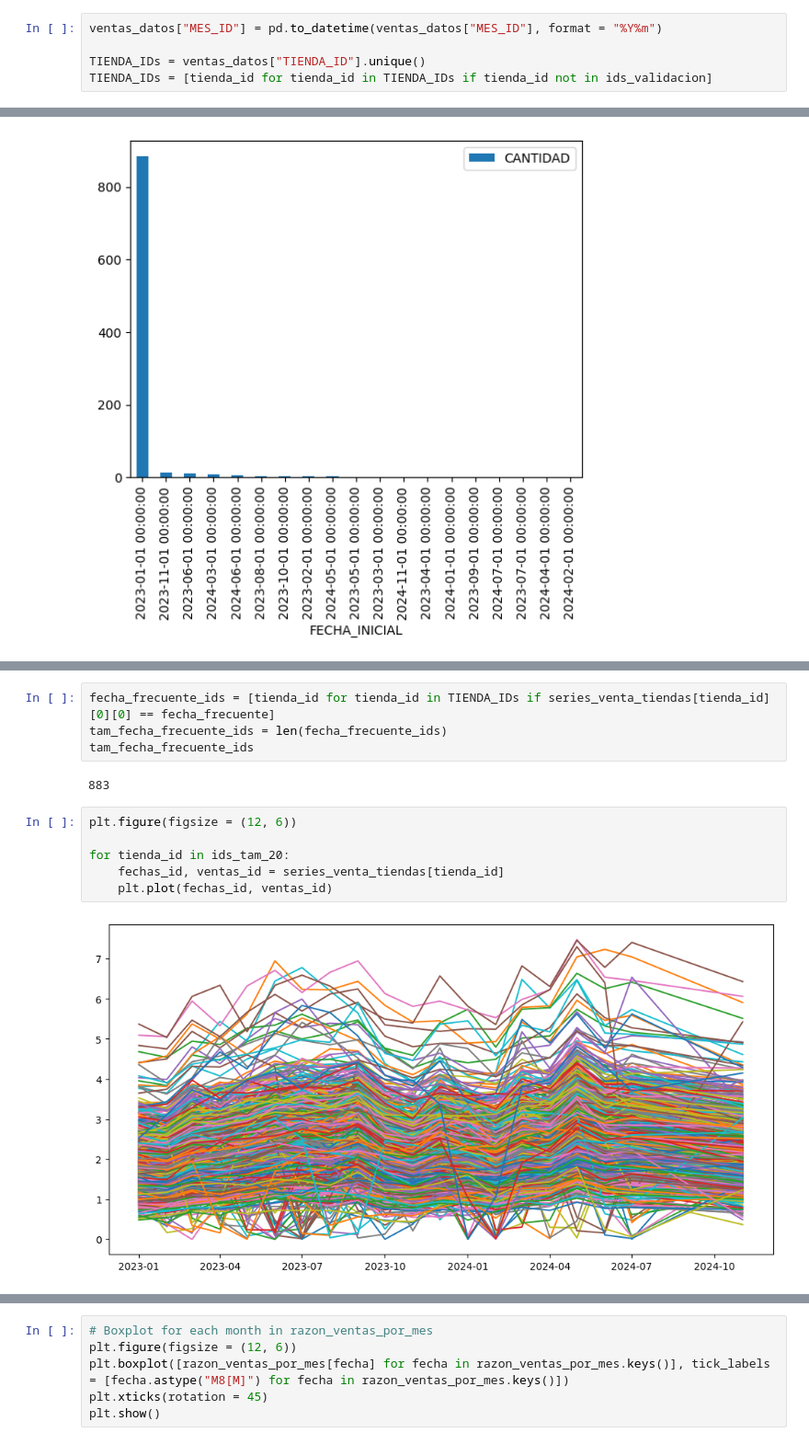
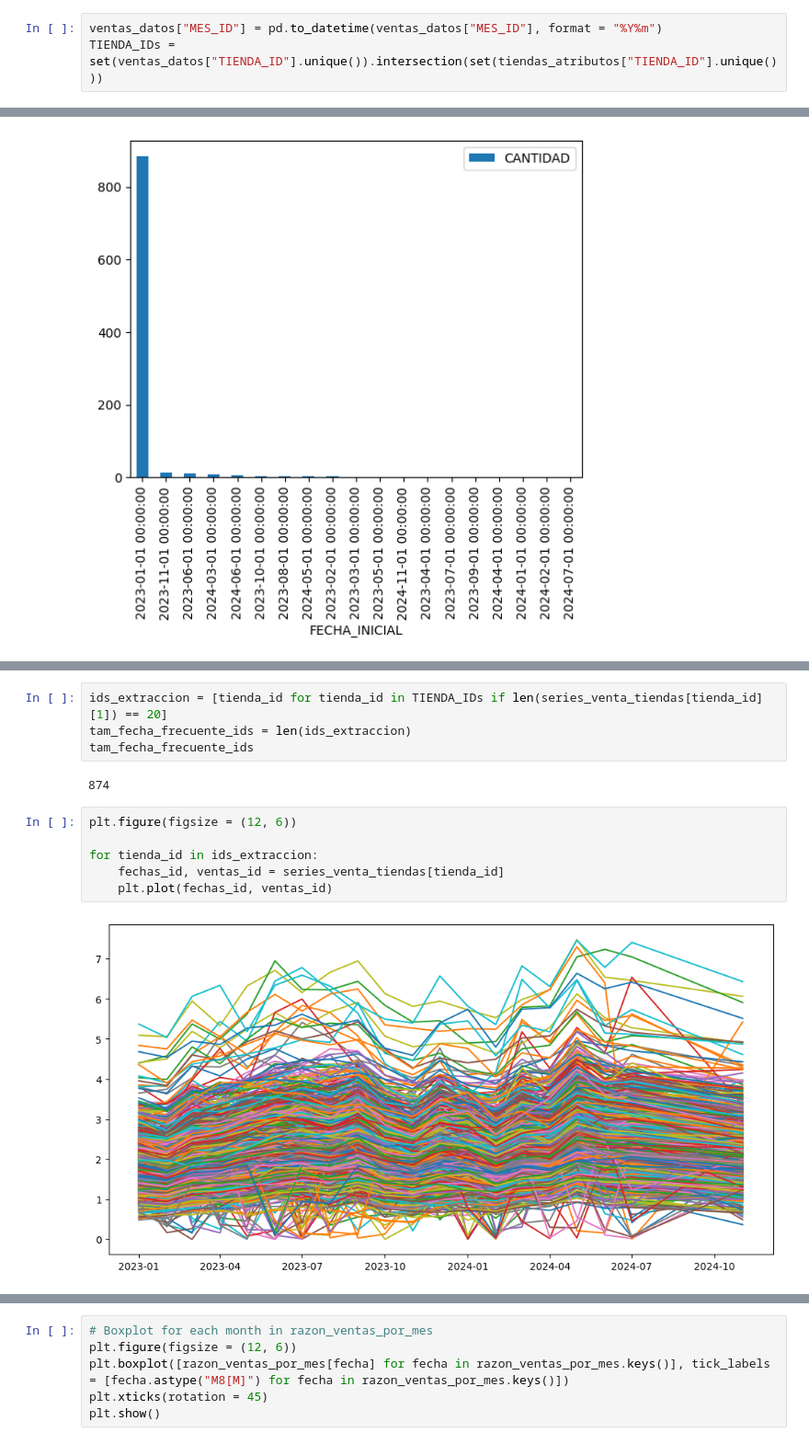
Before and after one commit to FedeSS99/Proyecto-Oxxo-F4, a Jupyter notebook: ExploracionVentas.ipynb, the cells around one changed output, grey strips where cells are left out. Shown at 92% size. Cells and saved outputs as stored; diff of their text form.

```diff
--- a/ExploracionVentas.ipynb
+++ b/ExploracionVentas.ipynb
@@ -54,5 +60,3 @@ ventas_datos.head()
 # %%
 ventas_datos["MES_ID"] = pd.to_datetime(ventas_datos["MES_ID"], format = "%Y%m")
-
-TIENDA_IDs = ventas_datos["TIENDA_ID"].unique()
-TIENDA_IDs = [tienda_id for tienda_id in TIENDA_IDs if tienda_id not in ids_validacion]
+TIENDA_IDs = set(ventas_datos["TIENDA_ID"].unique()).intersection(set(tiendas_atributos["TIENDA_ID"].unique()))
@@ -110,17 +140,17 @@ np.datetime64('2023-01-01T00:00:00.000000000')
 # %%
-fecha_frecuente_ids = [tienda_id for tienda_id in TIENDA_IDs if series_venta_tiendas[tienda_id][0][0] == fecha_frecuente]
-tam_fecha_frecuente_ids = len(fecha_frecuente_ids)
+ids_extraccion = [tienda_id for tienda_id in TIENDA_IDs if len(series_venta_tiendas[tienda_id][1]) == 20]
+tam_fecha_frecuente_ids = len(ids_extraccion)
 tam_fecha_frecuente_ids
 # %% [output]
-883
+874
 # %%
 plt.figure(figsize = (12, 6))
 
-for tienda_id in ids_tam_20:
+for tienda_id in ids_extraccion:
     fechas_id, ventas_id = series_venta_tiendas[tienda_id]
     plt.plot(fechas_id, ventas_id)
 # %% [output]
-[figure, old version]
+[figure, new version]
 # %%
 razon_ventas_por_mes = {}
 
```
Also changed, not shown: parts of 27 cells of this notebook.
